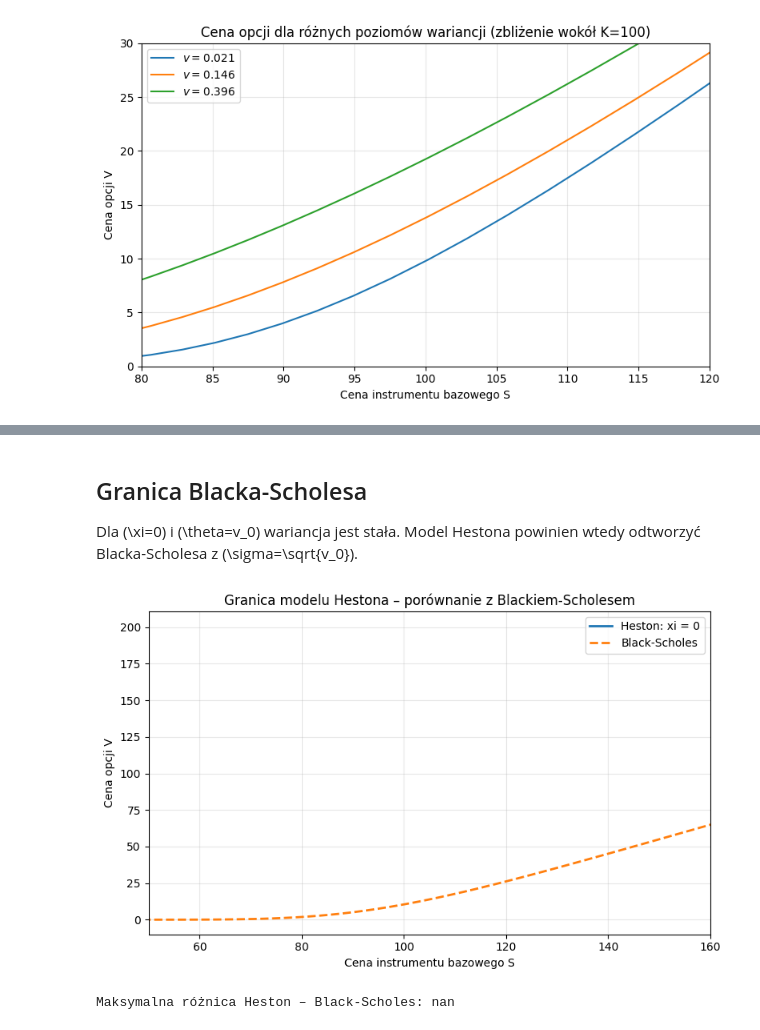
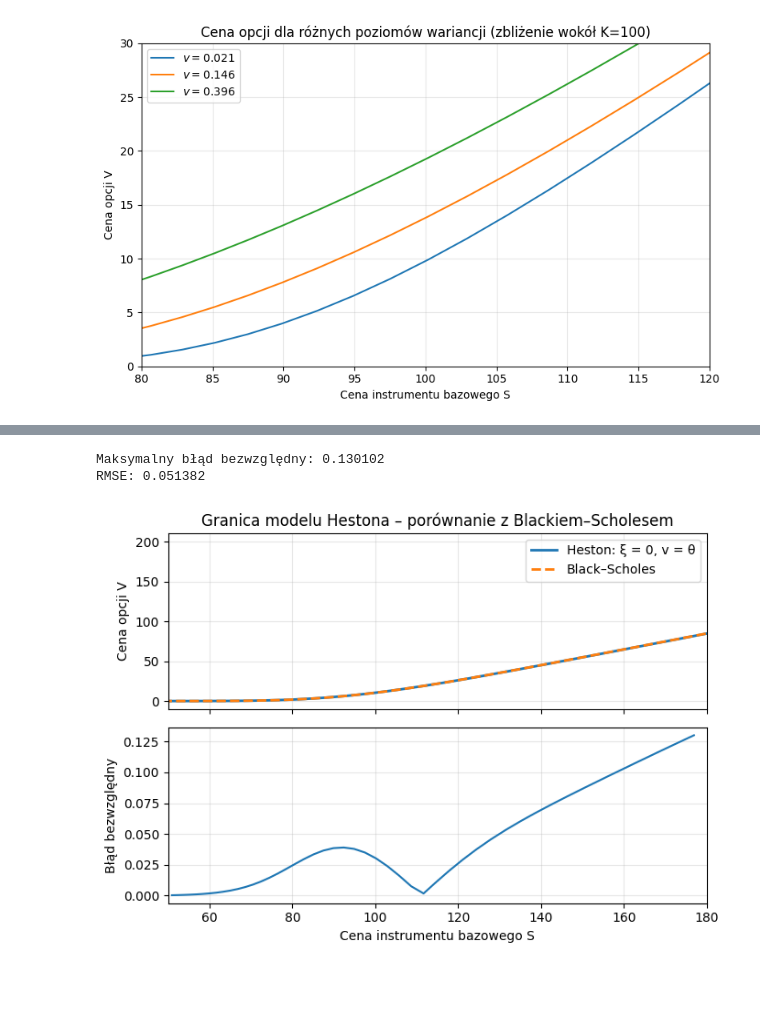
Before and after one commit to macbla12/MUP, a Jupyter notebook: Heston.ipynb, the cells around one changed output, grey strips where cells are left out. Cells and saved outputs as stored; diff of their text form; code cells hidden in the pictures; blank space fills up the shorter version.

```diff
--- a/Heston.ipynb
+++ b/Heston.ipynb
@@ -253,20 +217,0 @@ Aby jeszcze wyraźniej pokazać sam wpływ zmienności bez dominującego trendu
-# %%
-intrinsic_mesh = np.maximum(S_mesh - integrator.K, 0.)
-time_value_mesh = V_mesh - intrinsic_mesh
-
-fig = plt.figure(figsize=(12, 8))
-ax = fig.add_subplot(111, projection='3d')
-
-surf2 = ax.plot_surface(S_mesh, v_mesh, time_value_mesh, cmap='inferno', edgecolor='none', alpha=0.9)
-cset2 = ax.contour(S_mesh, v_mesh, time_value_mesh, zdir='z', offset=0, cmap='inferno', alpha=0.5)
-
-ax.set_xlabel('Cena instrumentu bazowego S', fontsize=11, labelpad=10)
-ax.set_ylabel('Wariancja v', fontsize=11, labelpad=10)
-ax.set_zlabel('Wartość czasowa opcji', fontsize=11, labelpad=10)
-ax.set_title('Wpływ zmienności na wartość czasową opcji (Wykres 3D)', fontsize=14, fontweight='bold', pad=15)
-
-fig.colorbar(surf2, ax=ax, shrink=0.5, aspect=10, label='Wartość czasowa')
-ax.view_init(elev=25, azim=-120)
-
-plt.tight_layout()
-plt.show()
@@ -275,34 +218,33 @@ plt.show()
-# %% [markdown]
-## Granica Blacka-Scholesa
-
-Dla \(\xi=0\) i \(\theta=v_0\) wariancja jest stała. Model Hestona
-powinien wtedy odtworzyć Blacka-Scholesa z
-\(\sigma=\sqrt{v_0}\).
 # %%
 limit_params = params.copy()
 limit_params.update(xi=0., rho=0.)
-
 limit_solver, _, limit_output = solve_heston(**limit_params)
 V_limit = limit_output[-1]
-j = np.argmin(abs(limit_solver.v - limit_params["theta"]))
 
-bs = bs_analytic(limit_solver.S, limit_params["K"], limit_params["T"],
-                 limit_params["r"], np.sqrt(limit_params["theta"]))
+S, theta = limit_solver.S, limit_params["theta"]
+bs = bs_analytic(S, limit_params["K"], limit_params["T"],
+                 limit_params["r"], np.sqrt(theta))
+V_theta = np.array([np.interp(theta, limit_solver.v, V_limit[i])
+                    for i in range(len(S))])
 
-fig, ax = plt.subplots(figsize=(8, 5))
-ax.plot(limit_solver.S, V_limit[:, j], label="Heston: xi = 0", linewidth=2)
-ax.plot(limit_solver.S, bs, "--", label="Black-Scholes", linewidth=2)
-ax.set_xlim(50, 160)
-ax.set(xlabel="Cena instrumentu bazowego S", ylabel="Cena opcji V",
-       title="Granica modelu Hestona – porównanie z Blackiem-Scholesem")
-ax.grid(alpha=.3)
-ax.legend()
+mask = (S >= 50) & (S <= 180)
+err = np.abs(V_theta - bs)[mask]
+print(f"Maksymalny błąd bezwzględny: {err.max():.6f}")
+print(f"RMSE: {np.sqrt(np.mean(err**2)):.6f}")
+
+fig, (ax1, ax2) = plt.subplots(2, 1, figsize=(7, 5), sharex=True)
+ax1.plot(S, V_theta, label="Heston: ξ = 0, v = θ", linewidth=2)
+ax1.plot(S, bs, "--", label="Black–Scholes", linewidth=2)
+ax1.set(xlim=(50, 180), ylabel="Cena opcji V",
+        title="Granica modelu Hestona – porównanie z Blackiem–Scholesem")
+ax1.legend()
+ax2.plot(S[mask], err)
+ax2.set(xlabel="Cena instrumentu bazowego S", ylabel="Błąd bezwzględny")
+for ax in (ax1, ax2):
+    ax.grid(alpha=.3)
 fig.tight_layout()
 plt.show()
-
-mask = (limit_solver.S > 50) & (limit_solver.S < 160)
-print("Maksymalna różnica Heston – Black-Scholes:",
-      np.max(np.abs(V_limit[mask, j] - bs[mask])))
 # %% [output]
+Maksymalny błąd bezwzględny: 0.130102
+RMSE: 0.051382
-[figure, old version]
+[figure, new version]
-Maksymalna różnica Heston – Black-Scholes: nan
```
Also changed, not shown: parts of 11 cells of this notebook.
